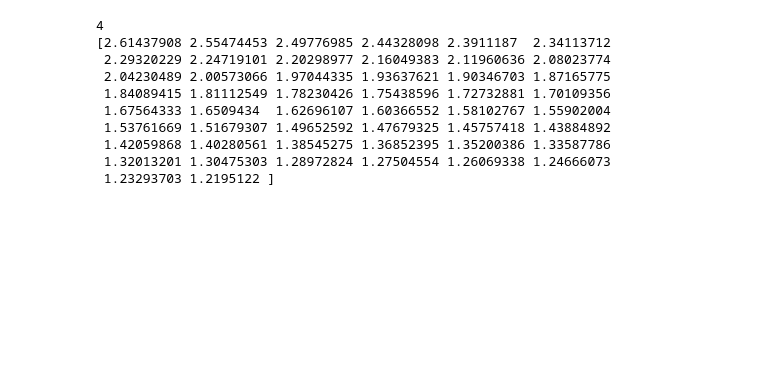
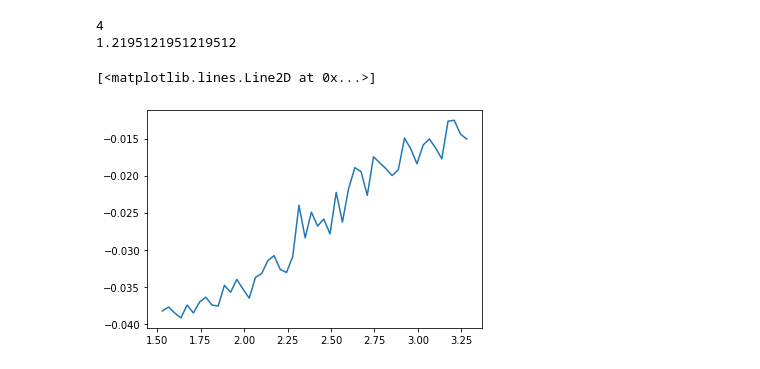
Before and after one commit to DUMUduwaka/Ising-Model, a Jupyter notebook: Ising_Model.ipynb, the cells around one changed output. Saved outputs shown, nothing was run; the diff lists cells and outputs as text; code cells hidden in the pictures; blank space fills up the shorter version.

Commit message:
Added energy and Magnetization parts

```diff
--- a/Ising_Model.ipynb
+++ b/Ising_Model.ipynb
@@ -32,15 +33,52 @@ nb = state[(a+1)%N,b] + state[(a-1)%N,b] + state[a,(b+1)%N] + state[a,(b-1)%N]
 # %%
-delta_E = 2*s*nb
+delta_E = 2*sig_i*sig_j
 print(delta_E)
 print(delta_E*Beta)
 # %% [output]
 4
-[2.61437908 2.55474453 2.49776985 2.44328098 2.3911187  2.34113712
- 2.29320229 2.24719101 2.20298977 2.16049383 2.11960636 2.08023774
- 2.04230489 2.00573066 1.97044335 1.93637621 1.90346703 1.87165775
- 1.84089415 1.81112549 1.78230426 1.75438596 1.72732881 1.70109356
- 1.67564333 1.6509434  1.62696107 1.60366552 1.58102767 1.55902004
- 1.53761669 1.51679307 1.49652592 1.47679325 1.45757418 1.43884892
- 1.42059868 1.40280561 1.38545275 1.36852395 1.35200386 1.33587786
- 1.32013201 1.30475303 1.28972824 1.27504554 1.26069338 1.24666073
- 1.23293703 1.2195122 ]
+1.2195121951219512
+# %%
+for t in range(nt):
+    Beta = 1/T[t]
+
+    for i in range(eqsteps):
+        for j in range(N):
+            for k in range(N):
+                a = np.random.randint(0, N)
+                b = np.random.randint(0, N)
+                sig_i =  state[a, b]
+                sig_j = state[(a+1)%N,b] + state[(a-1)%N,b] + state[a,(b+1)%N] + state[a,(b-1)%N]
+                delta_E = 2*sig_i*sig_j
+
+                if delta_E <0:
+                    sig_i *= -1
+                elif rand() < np.exp(-delta_E*Beta):
+                    sig_i *= -1
+                state[a,b] = sig_i
+    E=0
+    M=0
+    for i in range(mcsteps):
+        for j in range(N):
+            for k in range(N):
+                a = np.random.randint(0, N)
+                b = np.random.randint(0, N)
+                sig_i =  state[a, b]
+                sig_j = state[(a+1)%N,b] + state[(a-1)%N,b] + state[a,(b+1)%N] + state[a,(b-1)%N]
+                delta_E = 2*sig_i*sig_j
+
+                if delta_E <0:
+                    sig_i *= -1
+                elif rand() < np.exp(-delta_E*Beta):
+                    sig_i *= -1
+                state[a,b] = sig_i
+
+        E += -sig_i*sig_j
+        M = np.sum(state)
+
+    Energy[t] = n*E
+    Magnetization[t] = n*M
+# %%
+plt.plot(T,Energy)
+# %% [output]
+[<matplotlib.lines.Line2D at 0x...>]
+[figure, added]
```
Also changed, not shown: parts of 6 cells of this notebook.
